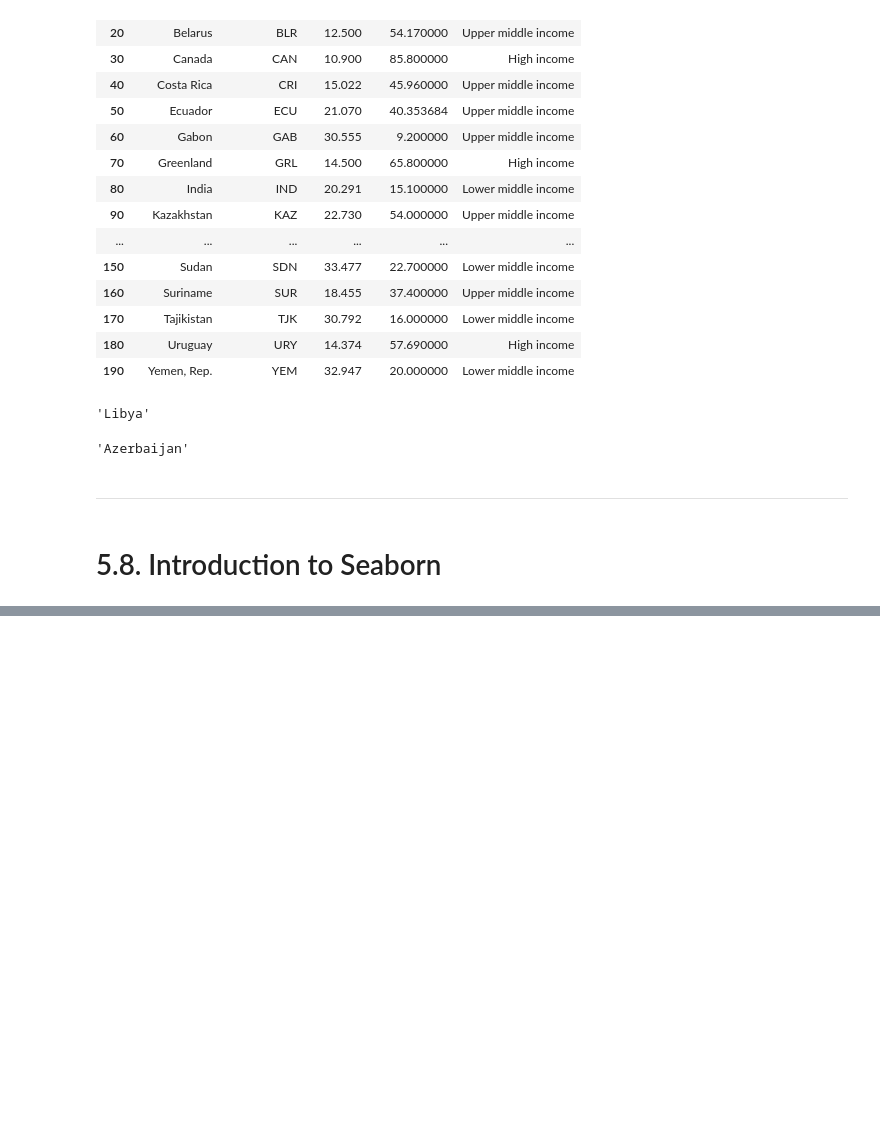
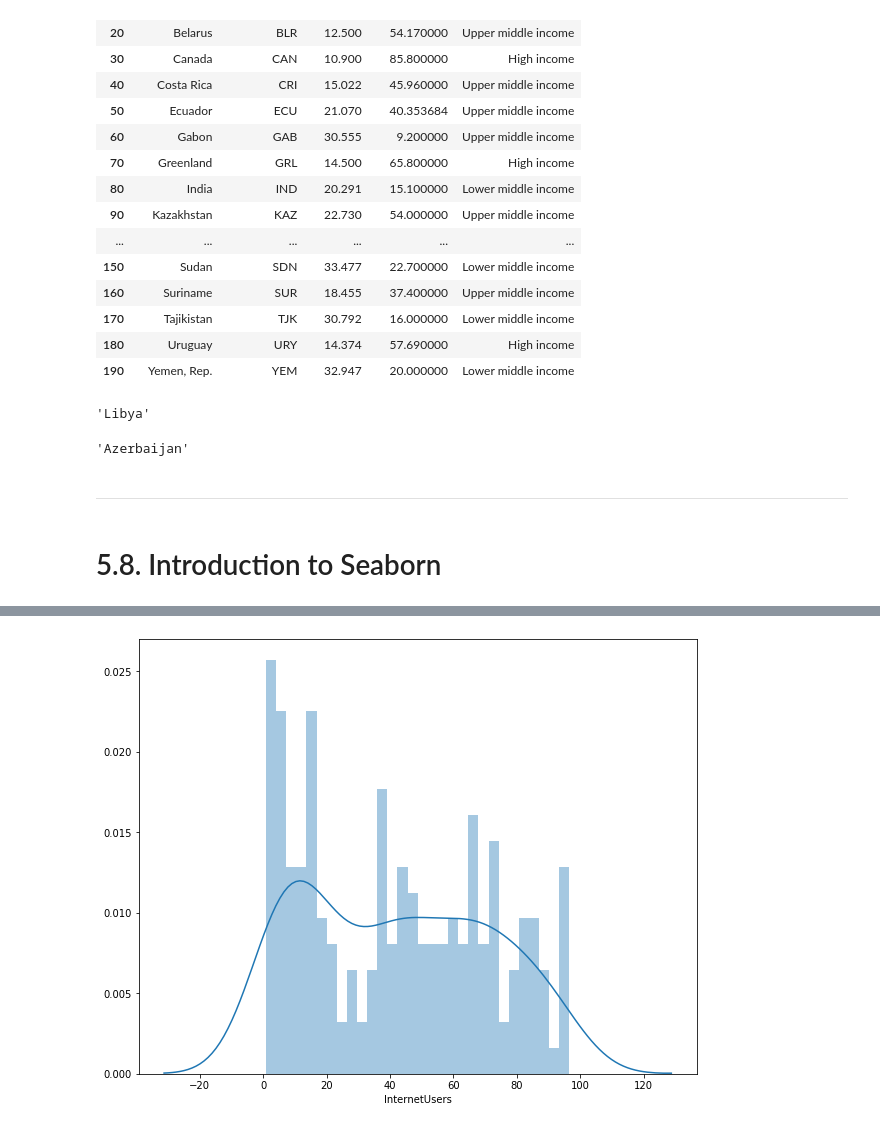
Before and after one commit to crivisan/Thesis_Prep, a Jupyter notebook: 1_Py4DS/5_Dataframes.ipynb, the cells around one changed output, grey strips where cells are left out. Saved outputs shown, nothing was run; the diff lists cells and outputs as text; code cells hidden in the pictures; blank space fills up the shorter version.

```diff
--- a/1_Py4DS/5_Dataframes.ipynb
+++ b/1_Py4DS/5_Dataframes.ipynb
@@ -792,0 +819,4 @@ sub10.at[10,"CountryName"]     #it looks a country name (the label) with a numbe
+# %%
+vis1 = sns.distplot(stats["InternetUsers"], bins=30)   # shift + tab to get help
+# %% [output]
+[figure, added]
```
Also changed, not shown: parts of 14 cells of this notebook.
